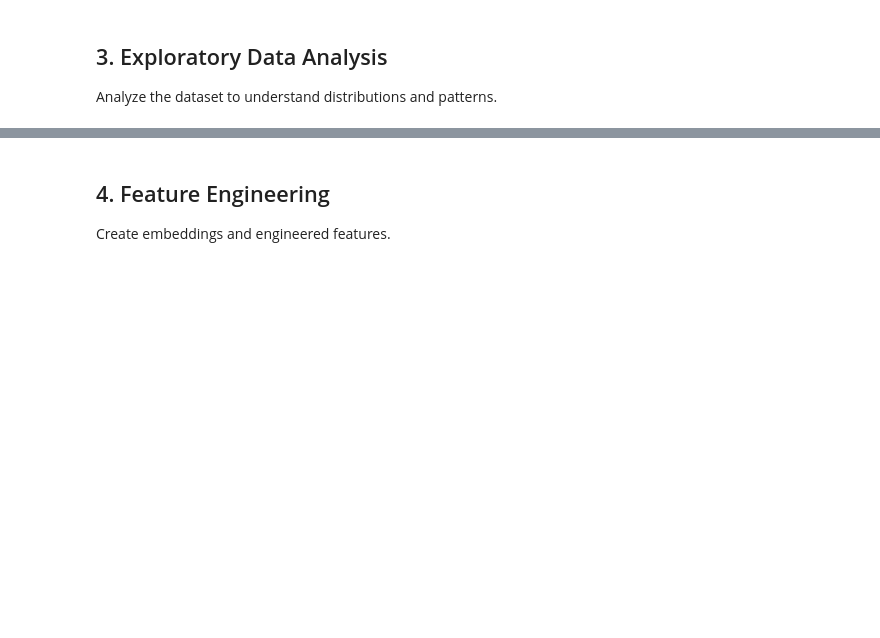
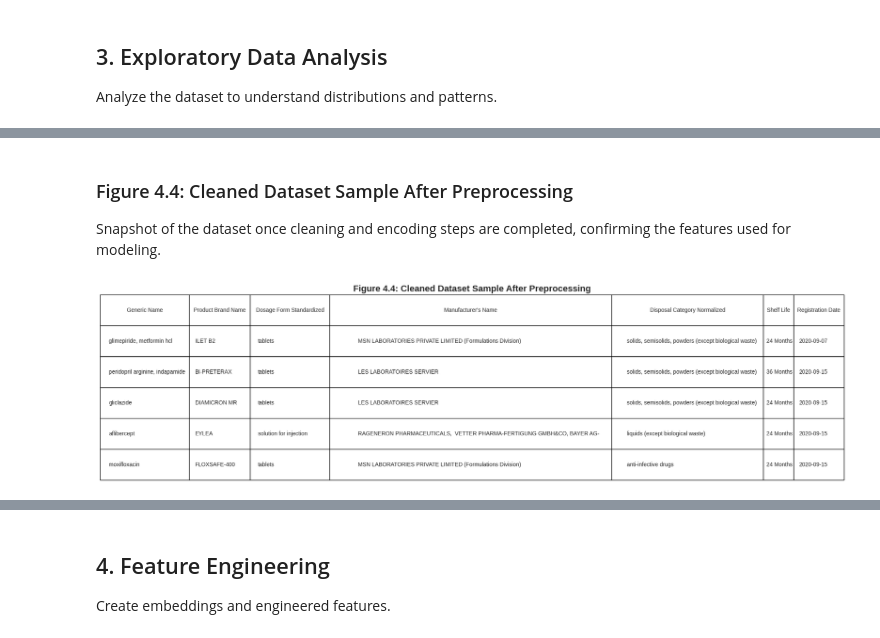
Before and after one commit to Jules-gatete/FastAPI, a Jupyter notebook: ML_Pipeline_Notebook.ipynb, the cells around one changed output, grey strips where cells are left out. Saved outputs shown, nothing was run; the diff lists cells and outputs as text; code cells hidden in the pictures; blank space fills up the shorter version.

```diff
--- a/ML_Pipeline_Notebook.ipynb
+++ b/ML_Pipeline_Notebook.ipynb
@@ -425,0 +648,41 @@ Feature Importance Summary:
+# %% [markdown]
+### Figure 4.4: Cleaned Dataset Sample After Preprocessing
+
+Snapshot of the dataset once cleaning and encoding steps are completed, confirming the features used for modeling.
+# %%
+# Figure 4.4: Cleaned Dataset Sample After Preprocessing
+
+display_columns = [
+    'Generic Name',
+    'Product Brand Name',
+    'Dosage Form Standardized',
+    "Manufacturer's Name",
+    'Disposal Category Normalized',
+    'Shelf Life',
+    'Registration Date'
+]
+sample_df = df[display_columns].head(5)
+
+fig, ax = plt.subplots(figsize=(24, 6)) # Increased figure size
+ax.axis('off')
+
+table = ax.table(
+    cellText=sample_df.values,
+    colLabels=sample_df.columns,
+    cellLoc='left',
+    colLoc='center',
+    loc='center',
+    bbox=[0, 0, 1, 1] # Keeping bbox as [0,0,1,1] but with larger figure size
+)
+table.auto_set_font_size(False)
+table.set_fontsize(10)
+table.scale(1, 1.6)
+table.auto_set_column_width(list(range(len(display_columns))))
+
+plt.title('Figure 4.4: Cleaned Dataset Sample After Preprocessing', fontsize=16, fontweight='bold')
+fig.savefig(os.path.join(IMAGES_DIR, 'Figure_4_4_Cleaned_Dataset_Sample_After_Preprocessing.png'), dpi=300, bbox_inches='tight')
+plt.show()
+
+display(sample_df)
+# %% [output]
+[figure, added]
```
Also changed, not shown: parts of 61 cells of this notebook.
